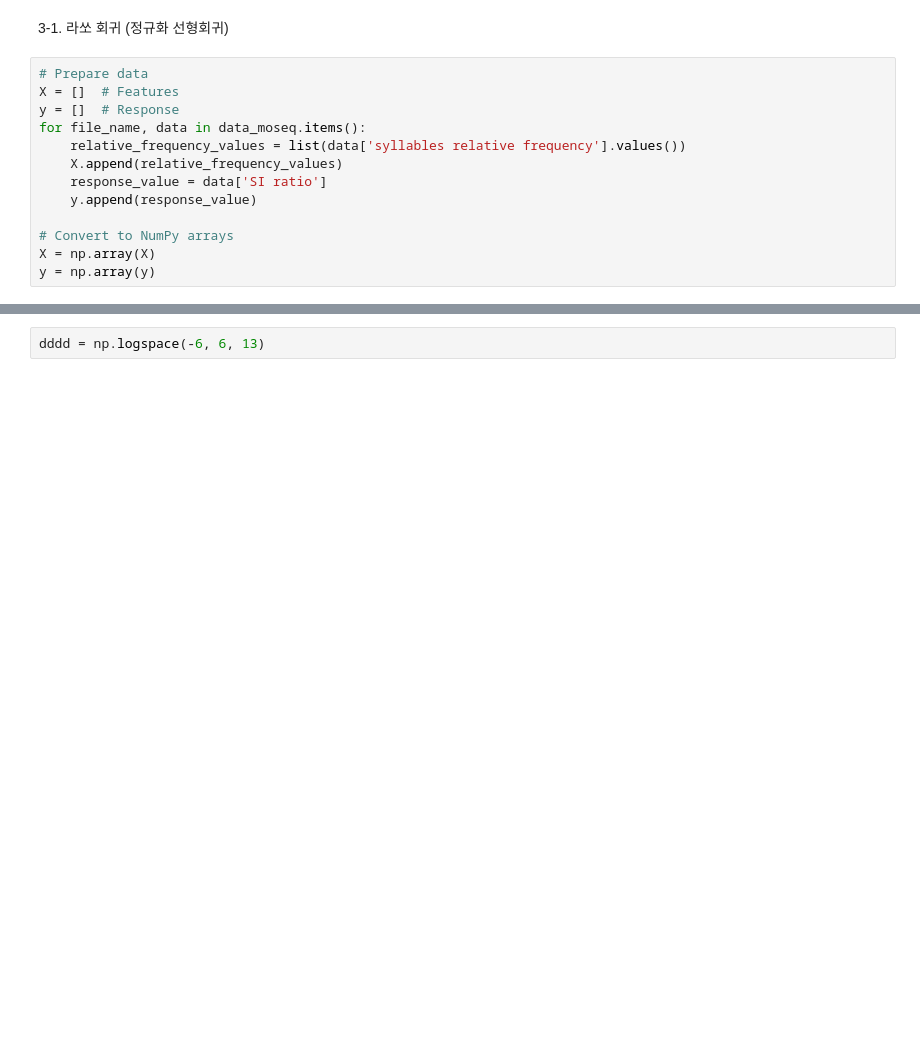
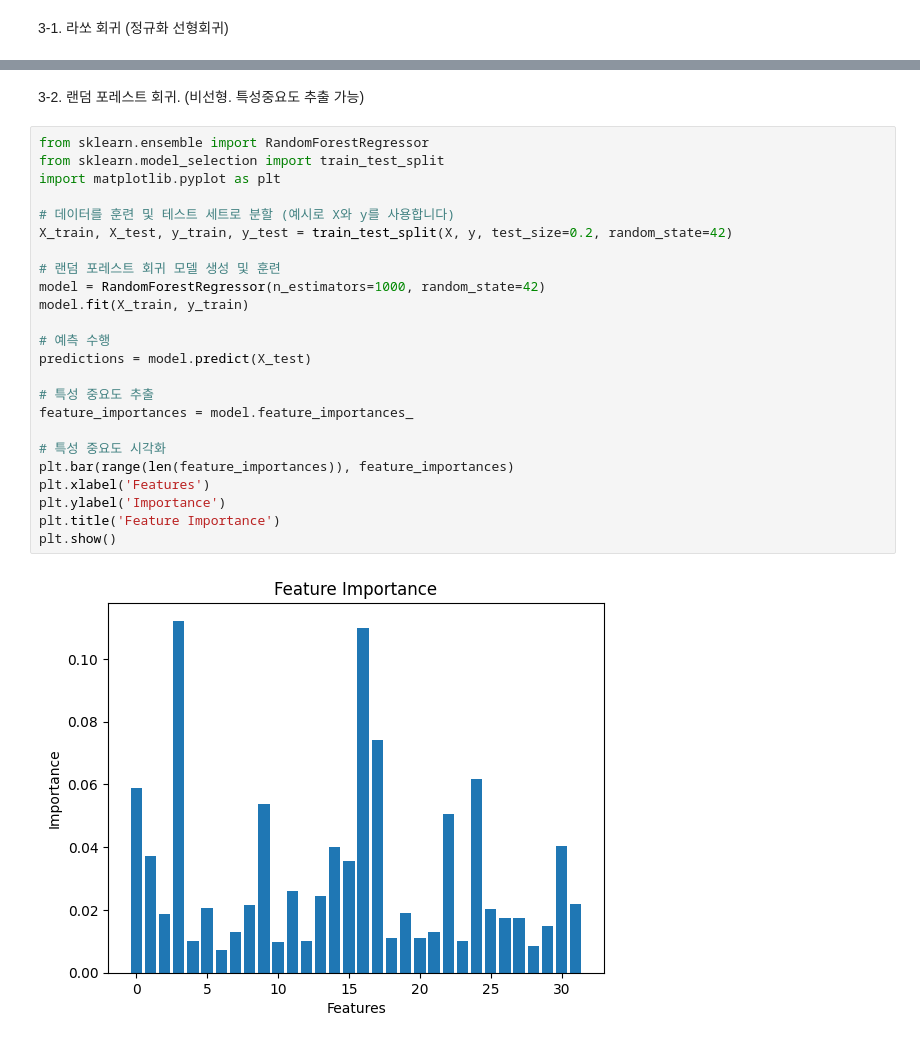
Before and after one commit to Junes94/keypoint-moseq, a Jupyter notebook: docs/source/afterSyll_June.ipynb, the cells around one changed output, grey strips where cells are left out. Cells and saved outputs as stored; diff of their text form; blank space fills up the shorter version.

```diff
--- a/docs/source/afterSyll_June.ipynb
+++ b/docs/source/afterSyll_June.ipynb
@@ -451,18 +423,5 @@ print("Permutation test p-value: %s" % pvalue)
 # %% [markdown]
 3-1. 라쏘 회귀 (정규화 선형회귀)
-# %%
-# Prepare data
-X = []  # Features
-y = []  # Response
-for file_name, data in data_moseq.items():
-    relative_frequency_values = list(data['syllables relative frequency'].values())
-    X.append(relative_frequency_values)
-    response_value = data['SI ratio']
-    y.append(response_value)
-
-# Convert to NumPy arrays
-X = np.array(X)
-y = np.array(y)
 # %%
 from sklearn.preprocessing import StandardScaler
 
@@ -482,2 +443,28 @@ feature_importance = lasso.coef_
-# %%
-dddd = np.logspace(-6, 6, 13)
+# %% [markdown]
+3-2. 랜덤 포레스트 회귀. (비선형. 특성중요도 추출 가능)
+# %%
+from sklearn.ensemble import RandomForestRegressor
+from sklearn.model_selection import train_test_split
+import matplotlib.pyplot as plt
+
+# 데이터를 훈련 및 테스트 세트로 분할 (예시로 X와 y를 사용합니다)
+X_train, X_test, y_train, y_test = train_test_split(X, y, test_size=0.2, random_state=42)
+
+# 랜덤 포레스트 회귀 모델 생성 및 훈련
+model = RandomForestRegressor(n_estimators=1000, random_state=42)
+model.fit(X_train, y_train)
+
+# 예측 수행
+predictions = model.predict(X_test)
+
+# 특성 중요도 추출
+feature_importances = model.feature_importances_
+
+# 특성 중요도 시각화
+plt.bar(range(len(feature_importances)), feature_importances)
+plt.xlabel('Features')
+plt.ylabel('Importance')
+plt.title('Feature Importance')
+plt.show()
+# %% [output]
+[figure, added]
```
Also changed, not shown: parts of 15 cells of this notebook.
